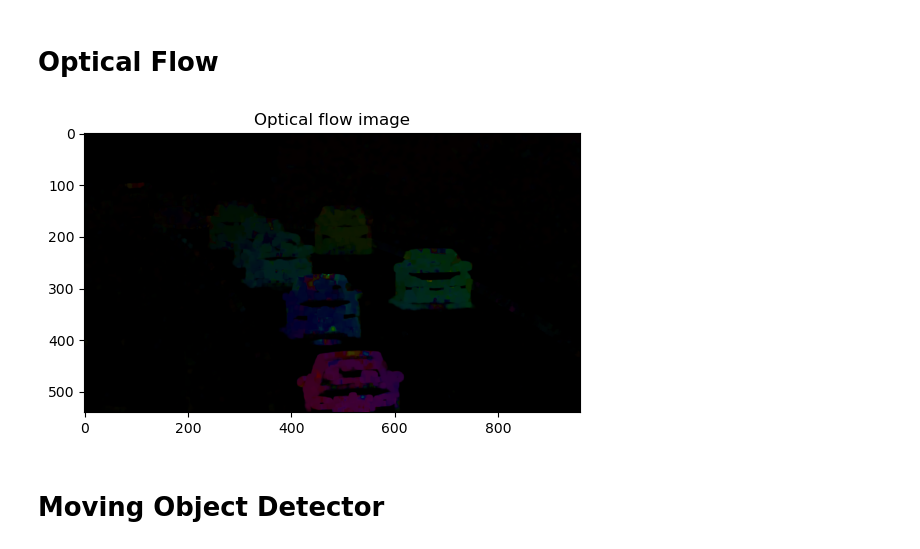
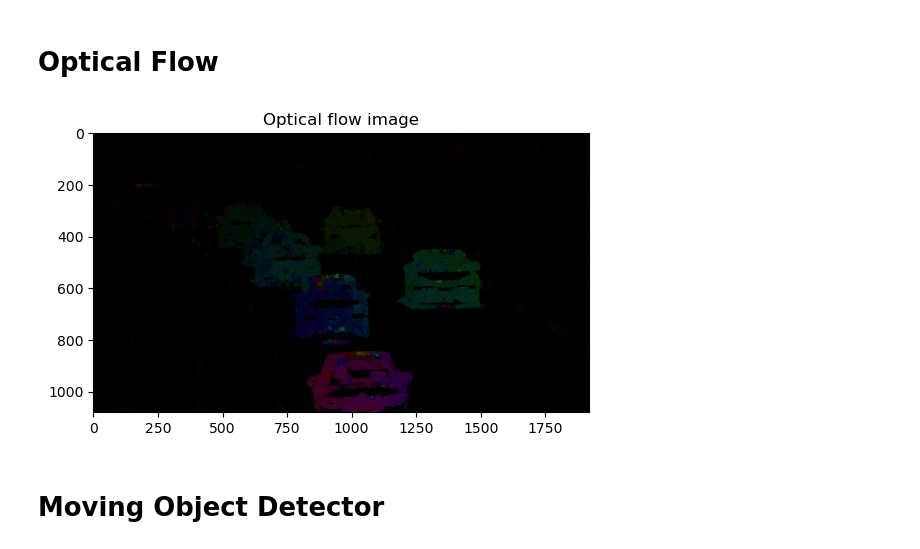
Before and after one commit to Jorgro/TDT4856-IR-Detection, a Jupyter notebook: moving_object_detection/moving_object_detection.ipynb, the cells around one changed output. Saved outputs shown, nothing was run; the diff lists cells and outputs as text; code cells hidden in the pictures.

```diff
--- a/moving_object_detection/moving_object_detection.ipynb
+++ b/moving_object_detection/moving_object_detection.ipynb
@@ -30,12 +28,12 @@ opt_flow.run(first_frame)
 opt_flow_img = opt_flow.run(second_frame)
 # %%
 opt_flow_img = cv2.cvtColor(opt_flow_img, cv2.COLOR_HSV2RGB)
-img = cv2.resize(opt_flow_img, (0, 0), fx=0.5, fy=0.5)
-plt.imshow(img)
+cv2.imwrite("../data/images/pres/opt_flow.png", opt_flow_img)
+plt.imshow(opt_flow_img)
 plt.title("Optical flow image")
 plt.show()
 # %% [output]
-[figure, old version]
+[figure, new version]
 # %% [markdown]
 # Moving Object Detector
 # %%
```
Also changed, not shown: parts of 8 cells of this notebook, 15 other files.
